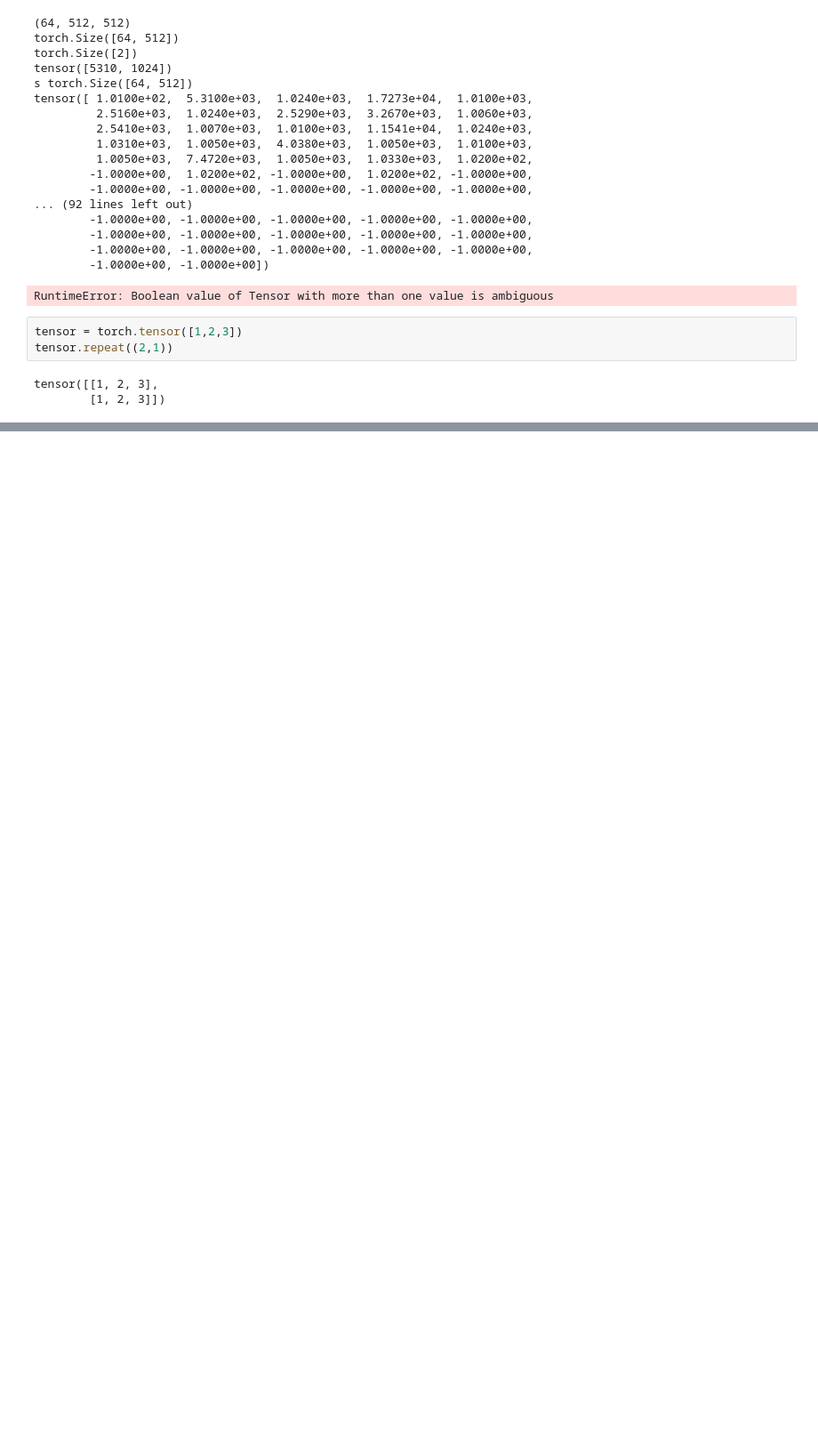
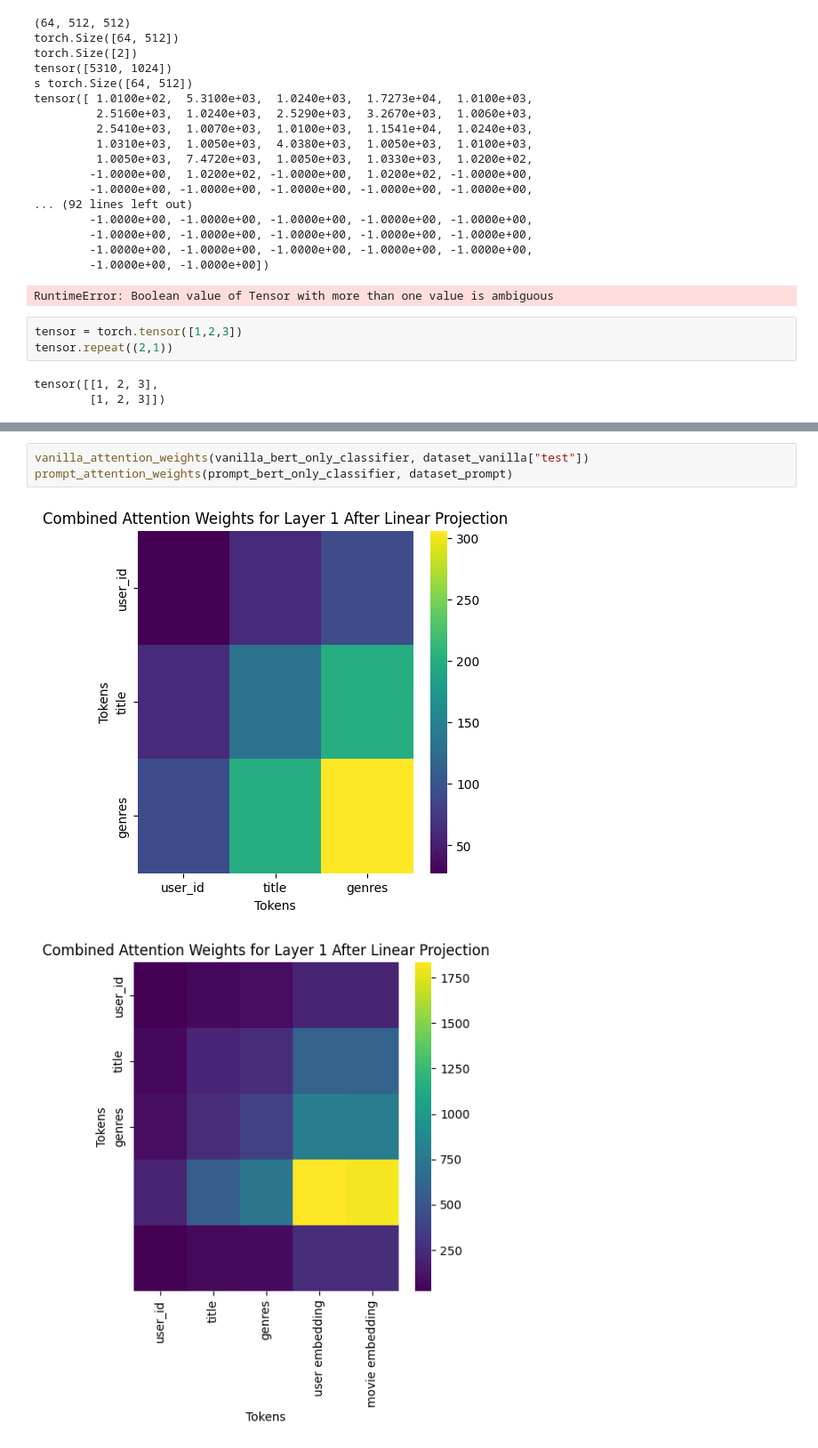
Before and after one commit to AhmadHAW/Hauptprojekt, a Jupyter notebook: playground.ipynb, the cells around one changed output, grey strips where cells are left out. Shown at 89% size. Saved outputs shown, nothing was run; the diff lists cells and outputs as text; blank space fills up the shorter version.

```diff
--- a/playground.ipynb
+++ b/playground.ipynb
@@ -288,0 +332,6 @@ tensor([[1, 2, 3],
+# %%
+vanilla_attention_weights(vanilla_bert_only_classifier, dataset_vanilla["test"])
+prompt_attention_weights(prompt_bert_only_classifier, dataset_prompt)
+# %% [output]
+[figure, added]
+[figure, added]
```
Also changed, not shown: parts of 2 cells of this notebook.
